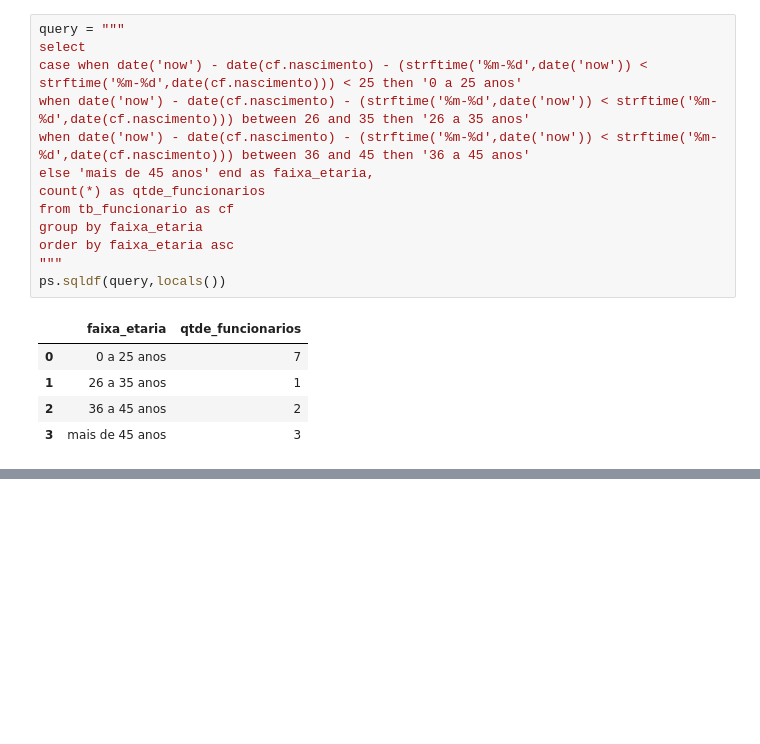
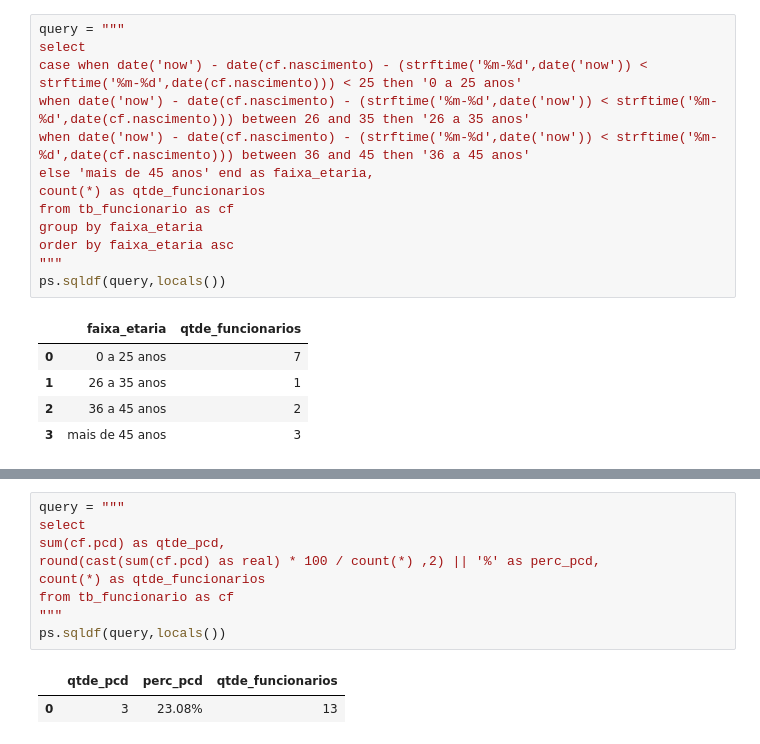
Before and after one commit to GregoryLavor/analise-lotacao, a Jupyter notebook: Analise_Lotacao.ipynb, the cells around one changed output, grey strips where cells are left out. Saved outputs shown, nothing was run; the diff lists cells and outputs as text; blank space fills up the shorter version.

```diff
--- a/Analise_Lotacao.ipynb
+++ b/Analise_Lotacao.ipynb
@@ -274,0 +299,12 @@ ps.sqldf(query,locals())
+# %%
+query = """
+select
+sum(cf.pcd) as qtde_pcd,
+round(cast(sum(cf.pcd) as real) * 100 / count(*) ,2) || '%' as perc_pcd,
+count(*) as qtde_funcionarios
+from tb_funcionario as cf
+"""
+ps.sqldf(query,locals())
+# %% [output]
+|  | qtde_pcd | perc_pcd | qtde_funcionarios |
+| 0 | 3 | 23.08% | 13 |
```
Also changed, not shown: parts of 3 cells of this notebook.
